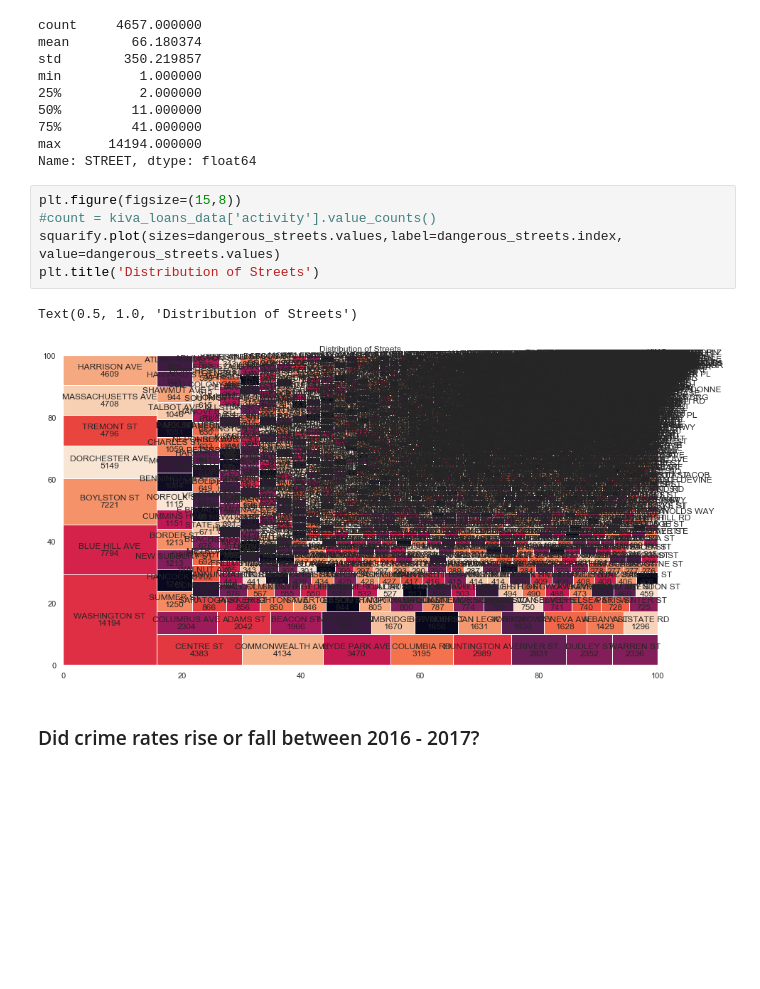
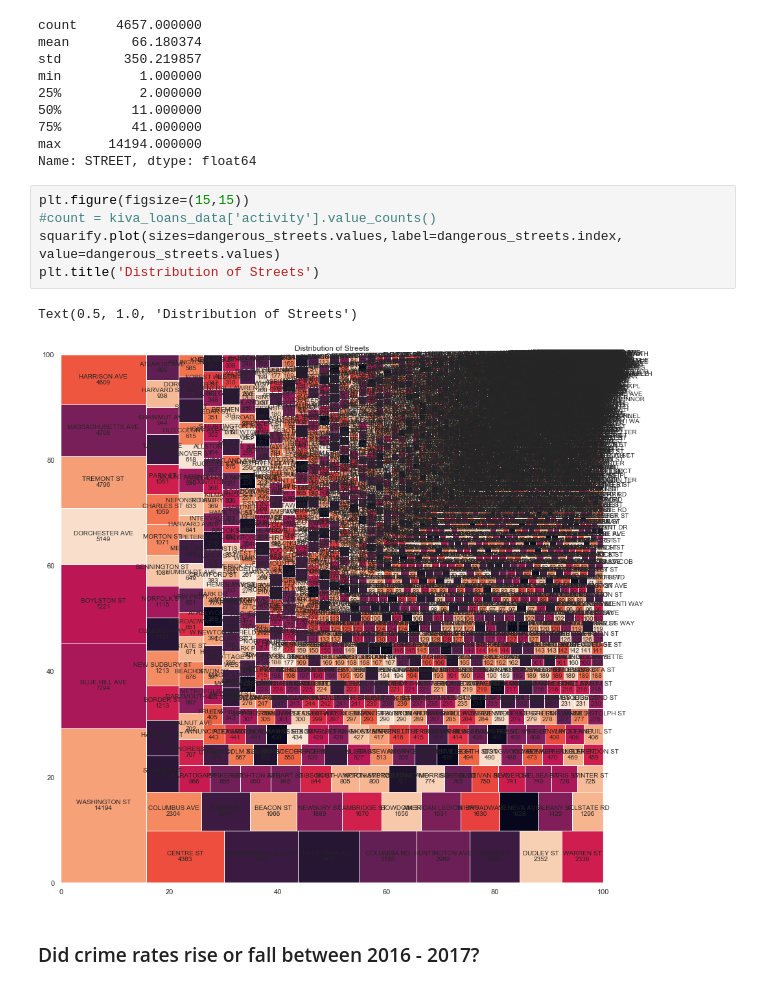
Before and after one commit to ValdemarQ/boston-crimes, a Jupyter notebook: Project 2 - Working with data, pandas & graphs.ipynb, the cells around one changed output. Saved outputs shown, nothing was run; the diff lists cells and outputs as text; blank space fills up the shorter version.

```diff
--- a/Project 2 - Working with data, pandas & graphs.ipynb
+++ b/Project 2 - Working with data, pandas & graphs.ipynb
@@ -407,12 +416,12 @@ min          1.000000
 max      14194.000000
 Name: STREET, dtype: float64
 # %%
-plt.figure(figsize=(15,8))
+plt.figure(figsize=(15,15))
 #count = kiva_loans_data['activity'].value_counts()
 squarify.plot(sizes=dangerous_streets.values,label=dangerous_streets.index, value=dangerous_streets.values)
 plt.title('Distribution of Streets')
 # %% [output]
 Text(0.5, 1.0, 'Distribution of Streets')
-[figure, old version]
+[figure, new version]
 # %% [markdown]
 ### Did crime rates rise or fall between 2016 - 2017?
```
Also changed, not shown: parts of 4 cells of this notebook, 2 other files.
